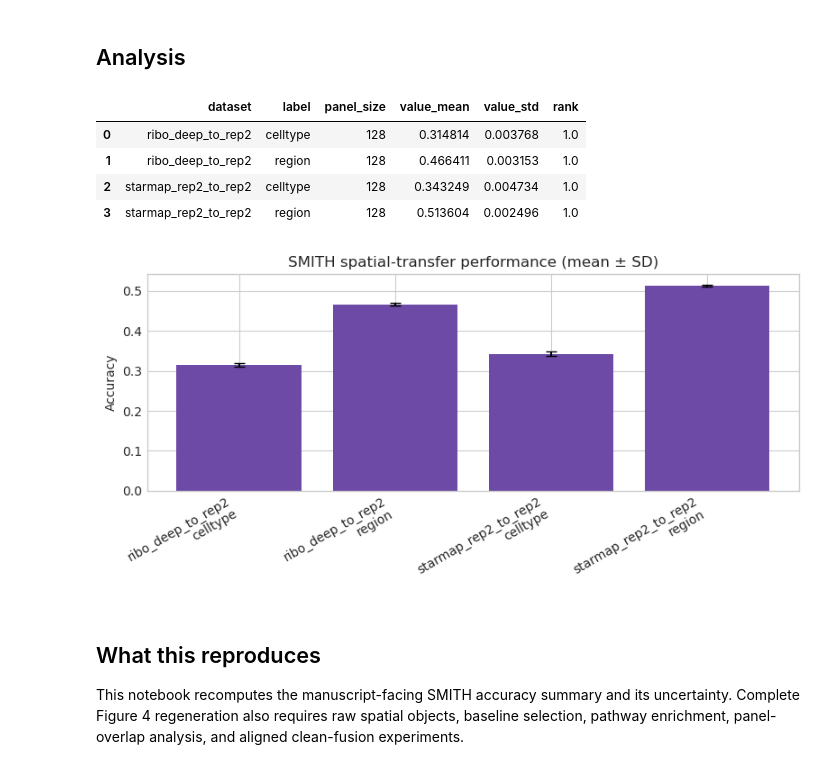
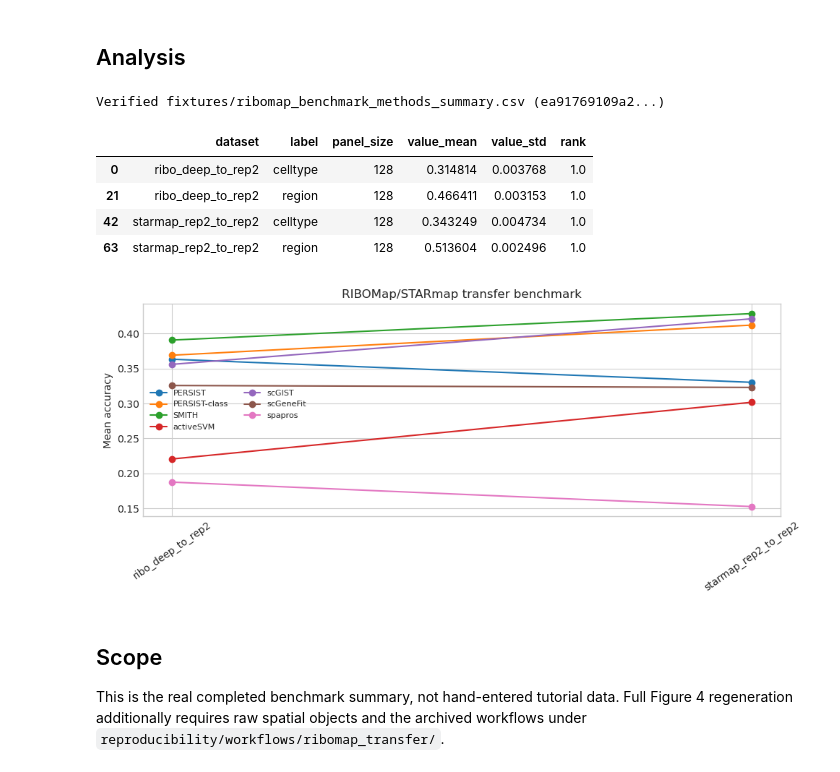
Before and after one commit to fym0503/SMITH, a Jupyter notebook: docs/source/tutorials/notebooks/ribomap_section/03_SMITH_RIBOMap_Transfer_executed.ipynb, the cells around one changed output. Drawn from its saved outputs; the diff is of its cells as text; code cells hidden in the pictures.

```diff
--- a/docs/source/tutorials/notebooks/ribomap_section/03_SMITH_RIBOMap_Transfer_executed.ipynb
+++ b/docs/source/tutorials/notebooks/ribomap_section/03_SMITH_RIBOMap_Transfer_executed.ipynb
@@ -11,25 +11,24 @@ Run this notebook from a cloned SMITH repository with `pip install -e '.[noteboo
 # %%
 from pathlib import Path
-import sys
-
+import hashlib
 import matplotlib.pyplot as plt
 import numpy as np
 import pandas as pd
 from IPython.display import display
 
-
-def find_repository(start: Path) -> Path:
+def find_repository(start):
     for candidate in (start, *start.parents):
         if (candidate / "pyproject.toml").exists() and (candidate / "reproducibility").exists():
             return candidate
     raise RuntimeError("Run this notebook from inside a SMITH repository checkout.")
 
+ROOT = find_repository(Path.cwd().resolve())
+plt.style.use("seaborn-v0_8-whitegrid")
+pd.set_option("display.max_columns", 40)
 
-ROOT = find_repository(Path.cwd().resolve())
-sys.path.insert(0, str(ROOT / "src"))
-
-from smith.reproducibility import check_case, load_cases, run_case
-
-plt.style.use("seaborn-v0_8-whitegrid")
-pd.set_option("display.max_columns", 30)
-print(f"Repository: {ROOT}")
+def verify_fixture(relative_path, expected_sha256):
+    path = ROOT / "reproducibility" / relative_path
+    digest = hashlib.sha256(path.read_bytes()).hexdigest()
+    assert digest == expected_sha256, f"Checksum mismatch for {path}: {digest}"
+    print(f"Verified {relative_path} ({digest[:12]}...)")
+    return path
@@ -73,25 +35,27 @@ Summary written to: /workspace/fanyimin/SMITH_package/outputs/notebooks/03_ribom
 # %% [markdown]
 ## Analysis
-# %%
-transfer = pd.DataFrame(result["smith_transfer_metrics"])
-display(transfer)
-
-labels = transfer["dataset"] + "\n" + transfer["label"]
-fig, ax = plt.subplots(figsize=(8, 4))
-ax.bar(np.arange(len(transfer)), transfer["value_mean"],
-       yerr=transfer["value_std"], capsize=4, color="#6c4aa5")
-ax.set_xticks(np.arange(len(transfer)), labels, rotation=30, ha="right")
-ax.set(ylabel="Accuracy", title="SMITH spatial-transfer performance (mean ± SD)")
-fig.tight_layout()
-plt.show()
-# %% [output]
-|  | dataset | label | panel_size | value_mean | value_std | rank |
-| 0 | ribo_deep_to_rep2 | celltype | 128 | 0.314814 | 0.003768 | 1.0 |
-| 1 | ribo_deep_to_rep2 | region | 128 | 0.466411 | 0.003153 | 1.0 |
-| 2 | starmap_rep2_to_rep2 | celltype | 128 | 0.343249 | 0.004734 | 1.0 |
-| 3 | starmap_rep2_to_rep2 | region | 128 | 0.513604 | 0.002496 | 1.0 |
-[figure, removed]
-# %% [markdown]
-## What this reproduces
-
-This notebook recomputes the manuscript-facing SMITH accuracy summary and its uncertainty. Complete Figure 4 regeneration also requires raw spatial objects, baseline selection, pathway enrichment, panel-overlap analysis, and aligned clean-fusion experiments.
+# %%
+path = verify_fixture("fixtures/ribomap_benchmark_methods_summary.csv", "ea91769109a2aa473707f1adacc7c2471f80b969daf721cfcc31df2781544e4e")
+df = pd.read_csv(path)
+accuracy = df[df["metric"].eq("accuracy")].copy()
+smith = accuracy[accuracy["method"].eq("SMITH")].sort_values(["dataset", "label"])
+display(smith[["dataset", "label", "panel_size", "value_mean", "value_std", "rank"]])
+fig, ax = plt.subplots(figsize=(10, 4.5))
+for method, group in accuracy.groupby("method"):
+    means = group.groupby("dataset")["value_mean"].mean()
+    ax.plot(means.index, means.values, marker="o", label=method)
+ax.set_ylabel("Mean accuracy"); ax.set_title("RIBOMap/STARmap transfer benchmark")
+ax.tick_params(axis="x", rotation=35); ax.legend(frameon=False, ncol=2, fontsize=8)
+fig.tight_layout(); plt.show()
+# %% [output]
+Verified fixtures/ribomap_benchmark_methods_summary.csv (ea91769109a2...)
+|  | dataset | label | panel_size | value_mean | value_std | rank |
+| 0 | ribo_deep_to_rep2 | celltype | 128 | 0.314814 | 0.003768 | 1.0 |
+| 21 | ribo_deep_to_rep2 | region | 128 | 0.466411 | 0.003153 | 1.0 |
+| 42 | starmap_rep2_to_rep2 | celltype | 128 | 0.343249 | 0.004734 | 1.0 |
+| 63 | starmap_rep2_to_rep2 | region | 128 | 0.513604 | 0.002496 | 1.0 |
+[figure, added]
+# %% [markdown]
+## Scope
+
+This is the real completed benchmark summary, not hand-entered tutorial data. Full Figure 4 regeneration additionally requires raw spatial objects and the archived workflows under `reproducibility/workflows/ribomap_transfer/`.
```
Also changed, not shown: parts of 6 cells of this notebook, 44 other files.
